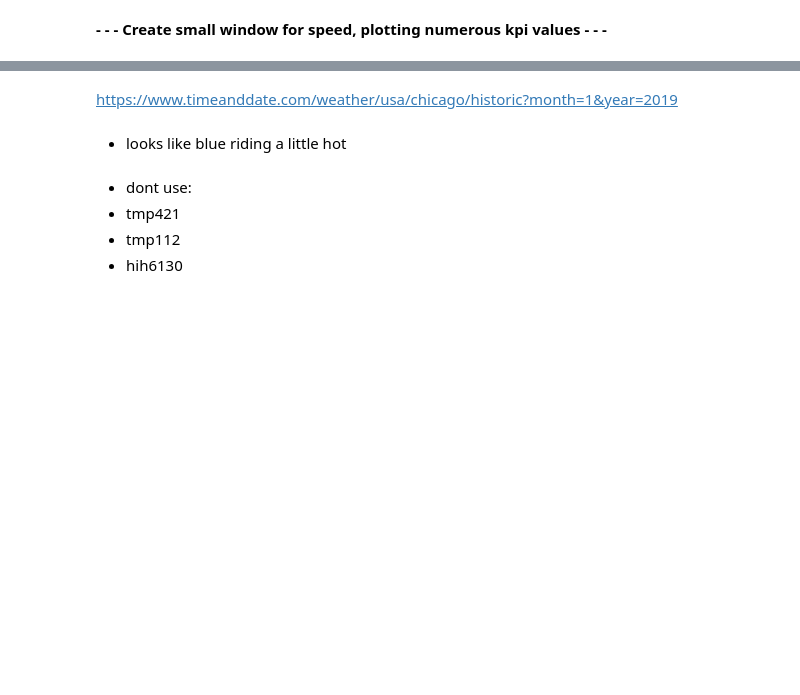
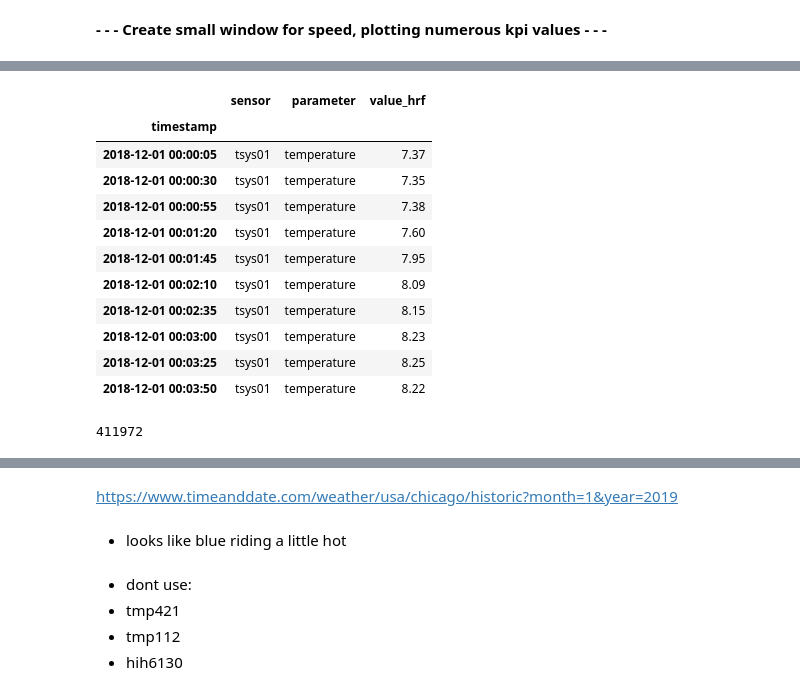
Before and after one commit to tombresee/SensorAnalysis, a Jupyter notebook: ENTER/code/012_DBSCAN_final.ipynb, the cells around one changed output, grey strips where cells are left out. Drawn from its saved outputs; the diff is of its cells as text; code cells hidden in the pictures; blank space fills up the shorter version.

```diff
--- a/ENTER/code/011_DBSCAN_initial_examination.ipynb
+++ b/ENTER/code/012_DBSCAN_final.ipynb
@@ -661,0 +232,19 @@ len(tdf)
+# %%
+tsys.head(10)
+# %% [output]
+|  | sensor | parameter | value_hrf |
+| timestamp |  |  |  |
+| 2018-12-01 00:00:05 | tsys01 | temperature | 7.37 |
+| 2018-12-01 00:00:30 | tsys01 | temperature | 7.35 |
+| 2018-12-01 00:00:55 | tsys01 | temperature | 7.38 |
+| 2018-12-01 00:01:20 | tsys01 | temperature | 7.60 |
+| 2018-12-01 00:01:45 | tsys01 | temperature | 7.95 |
+| 2018-12-01 00:02:10 | tsys01 | temperature | 8.09 |
+| 2018-12-01 00:02:35 | tsys01 | temperature | 8.15 |
+| 2018-12-01 00:03:00 | tsys01 | temperature | 8.23 |
+| 2018-12-01 00:03:25 | tsys01 | temperature | 8.25 |
+| 2018-12-01 00:03:50 | tsys01 | temperature | 8.22 |
+# %%
+len(tsys)
+# %% [output]
+411972
```
Also changed, not shown: parts of 161 cells of this notebook, 6 other files.
